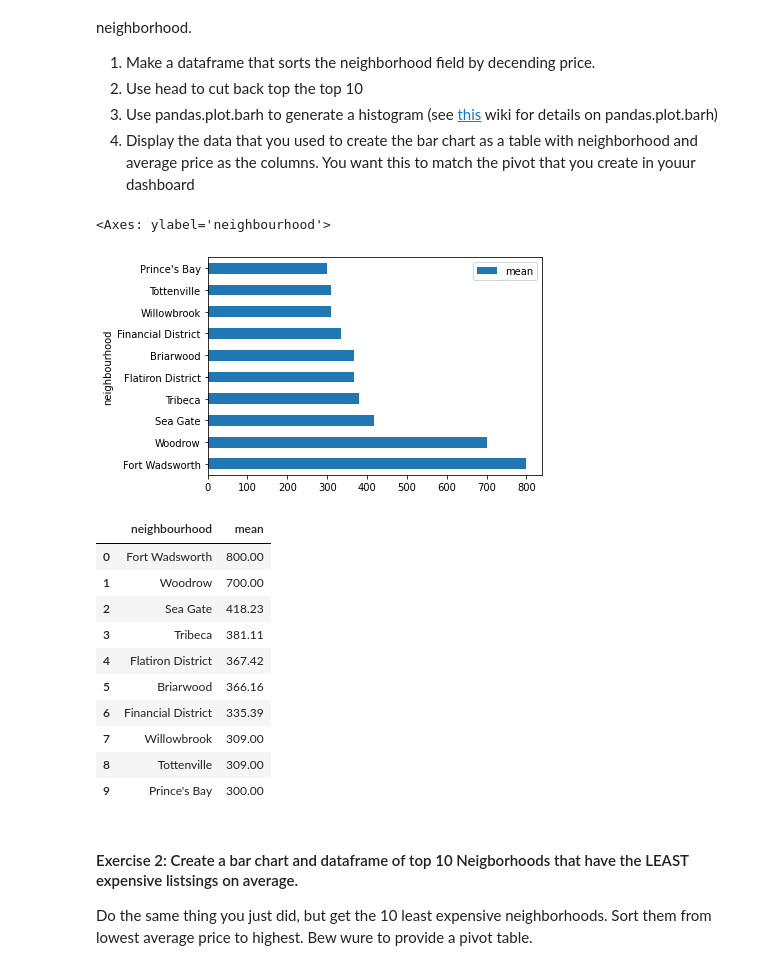
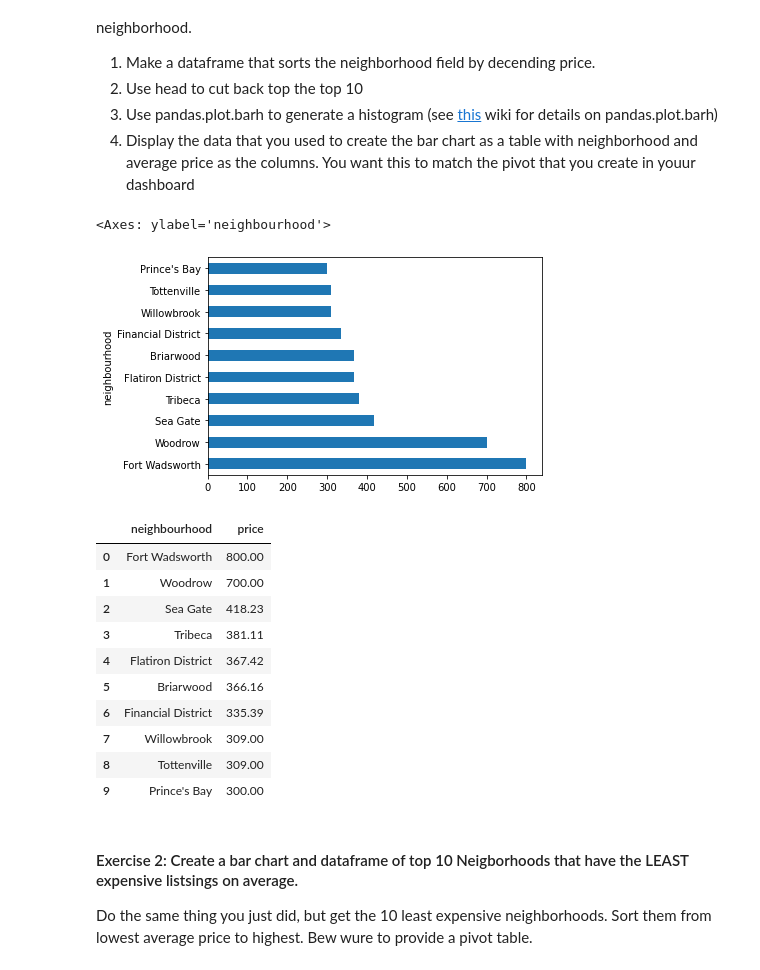
Before and after one commit to angvit/my-fork-2024-DS-Fri-1230, a Jupyter notebook: Week-03-Data_Analytics-Data_Viz-BI_tools/Exercise-AV.ipynb, the cells around one changed output. Saved outputs shown, nothing was run; the diff lists cells and outputs as text; code cells hidden in the pictures.

```diff
--- a/Week-03-Data_Analytics-Data_Viz-BI_tools/Exercise-AV.ipynb
+++ b/Week-03-Data_Analytics-Data_Viz-BI_tools/Exercise-AV.ipynb
@@ -37,18 +32,18 @@ an AirBnB in each neighborhood.
 # %%
 # our goal is to make a chart reflecting the top 10 most expensive Neighborhoods
 # This is a little dubious - we assign "expensive" by calculating the average cost of
 # an AirBnB in each neighborhood, then we take the top ten and weight each slice
 # by the average value.
 # make a dataframe that sorts the neighborhood field by decending price.
 
-dfrm = df.groupby('neighbourhood')['price'].agg(['mean']).sort_values(by='mean', ascending=False).round(2).head(10)
+dfrm = df.groupby('neighbourhood')['price'].mean().sort_values(ascending=False).round(2).head(10)
 
 # Use head to cut back top the top 10. Then, use df.plot.barh to generate a histogram.
 
 dfrm.plot.barh()
 # %% [output]
 <Axes: ylabel='neighbourhood'>
-[figure, old version]
+[figure, new version]
 # %%
 # Now, display the top 10 datframe you created as a table with columns
 # neighbourhood and price
@@ -56,7 +51,7 @@ dfrm.plot.barh()
 dfrm = dfrm.reset_index()
 dfrm
 # %% [output]
-|  | neighbourhood | mean |
+|  | neighbourhood | price |
 | 0 | Fort Wadsworth | 800.00 |
 | 1 | Woodrow | 700.00 |
 | 2 | Sea Gate | 418.23 |
```
Also changed, not shown: parts of 3 cells of this notebook.
